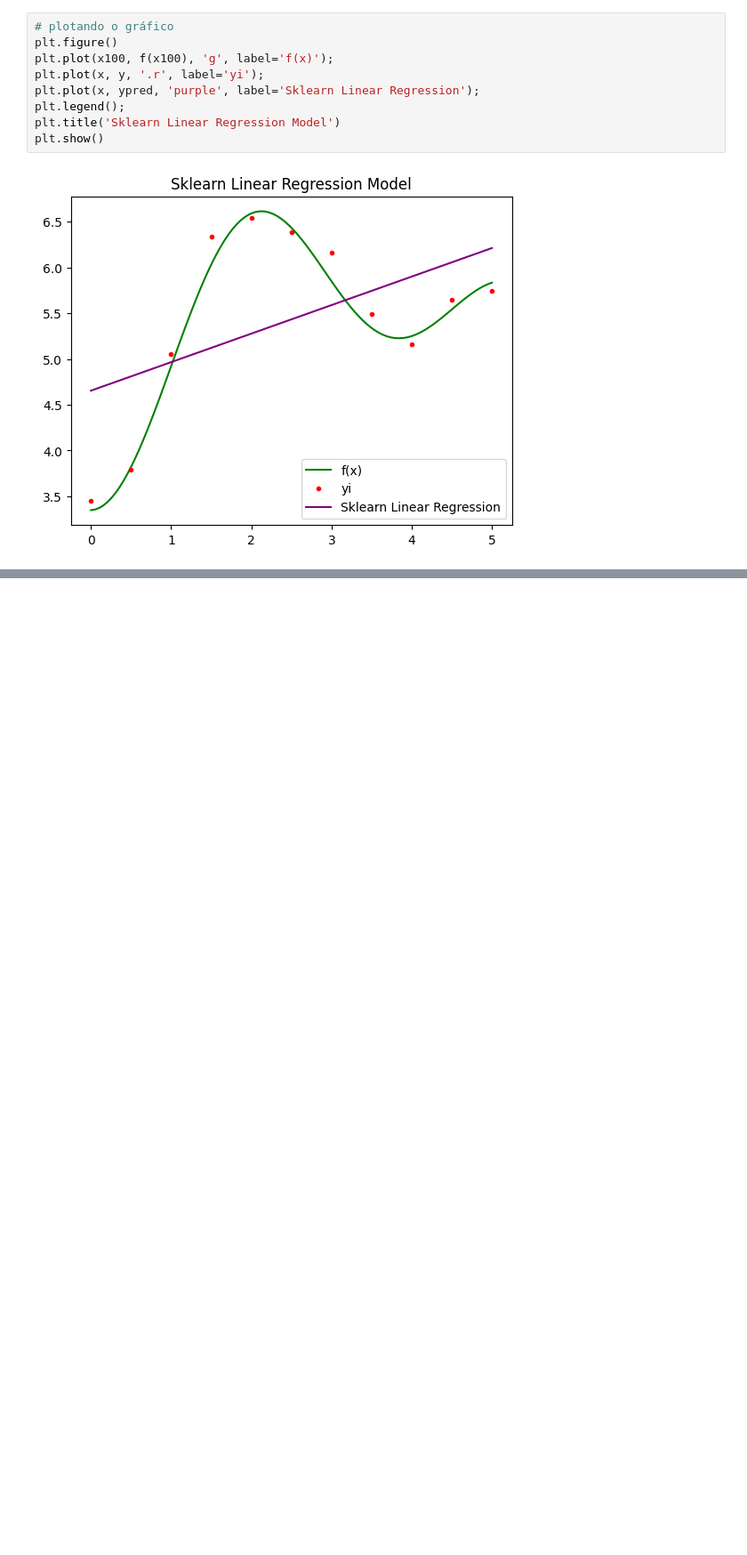
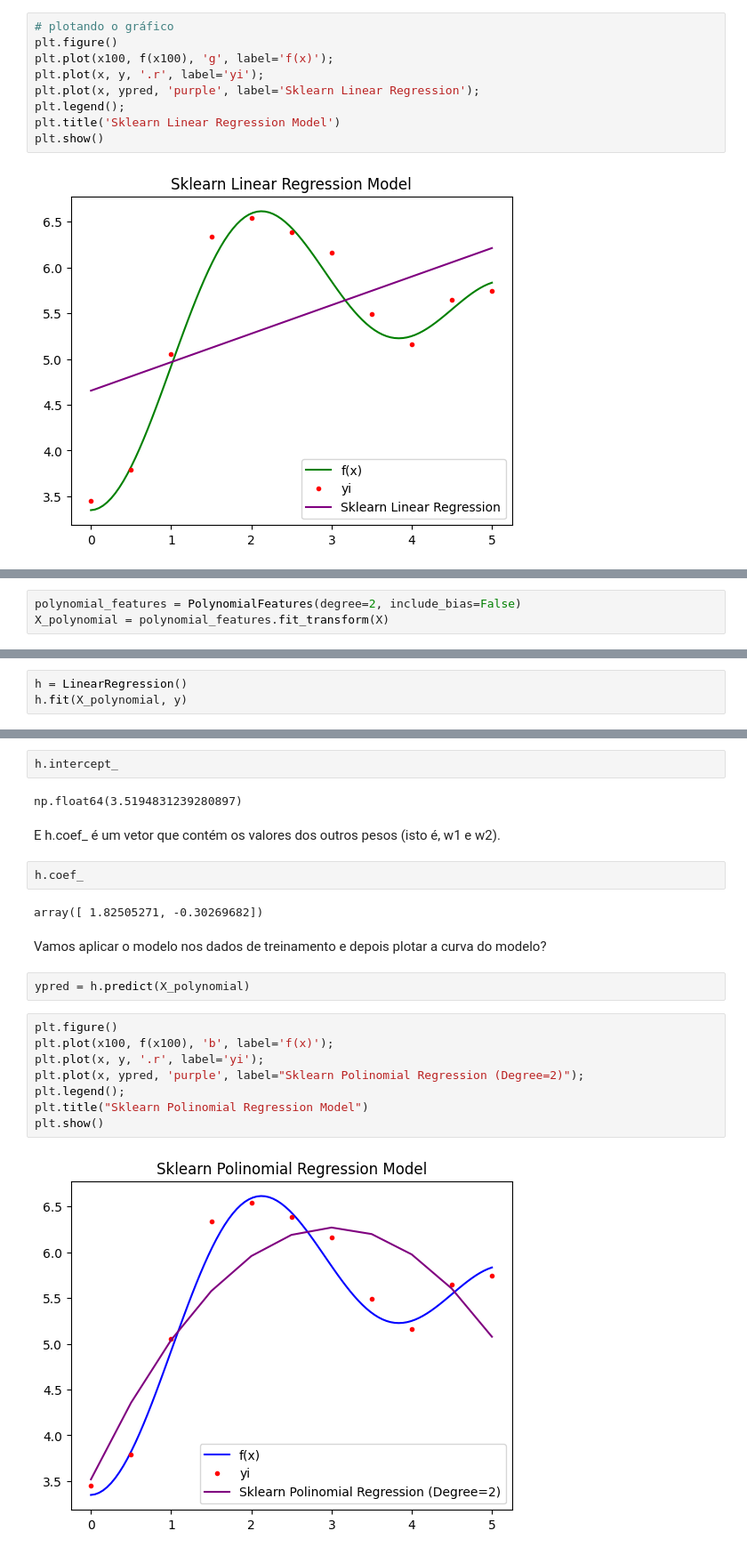
Before and after one commit to aleCS20/aulas_ia_ml, a Jupyter notebook: 1_Regressao_lienar_ML.ipynb, the cells around one changed output, grey strips where cells are left out. Shown at 89% size. Drawn from its saved outputs; the diff is of its cells as text; blank space fills up the shorter version.

Commit message:
Trabalhando com modelo linear regression e polinomial regression

```diff
--- a/1_Regressao_lienar_ML.ipynb
+++ b/1_Regressao_lienar_ML.ipynb
@@ -237,0 +286,3 @@ Mais atributos
+# %%
+polynomial_features = PolynomialFeatures(degree=2, include_bias=False)
+X_polynomial = polynomial_features.fit_transform(X)
@@ -237,0 +308,3 @@ Mais atributos
+# %%
+h = LinearRegression()
+h.fit(X_polynomial, y)
@@ -237,0 +315,24 @@ Mais atributos
+# %%
+h.intercept_
+# %% [output]
+np.float64(3.5194831239280897)
+# %% [markdown]
+E h.coef_ é um vetor que contém os valores dos outros pesos (isto é, w1 e w2).
+# %%
+h.coef_
+# %% [output]
+array([ 1.82505271, -0.30269682])
+# %% [markdown]
+Vamos aplicar o modelo nos dados de treinamento e depois plotar a curva do modelo?
+# %%
+ypred = h.predict(X_polynomial)
+# %%
+plt.figure()
+plt.plot(x100, f(x100), 'b', label='f(x)');
+plt.plot(x, y, '.r', label='yi');
+plt.plot(x, ypred, 'purple', label="Sklearn Polinomial Regression (Degree=2)");
+plt.legend();
+plt.title("Sklearn Polinomial Regression Model")
+plt.show()
+# %% [output]
+[figure, added]
```
Also changed, not shown: parts of 27 cells of this notebook.
